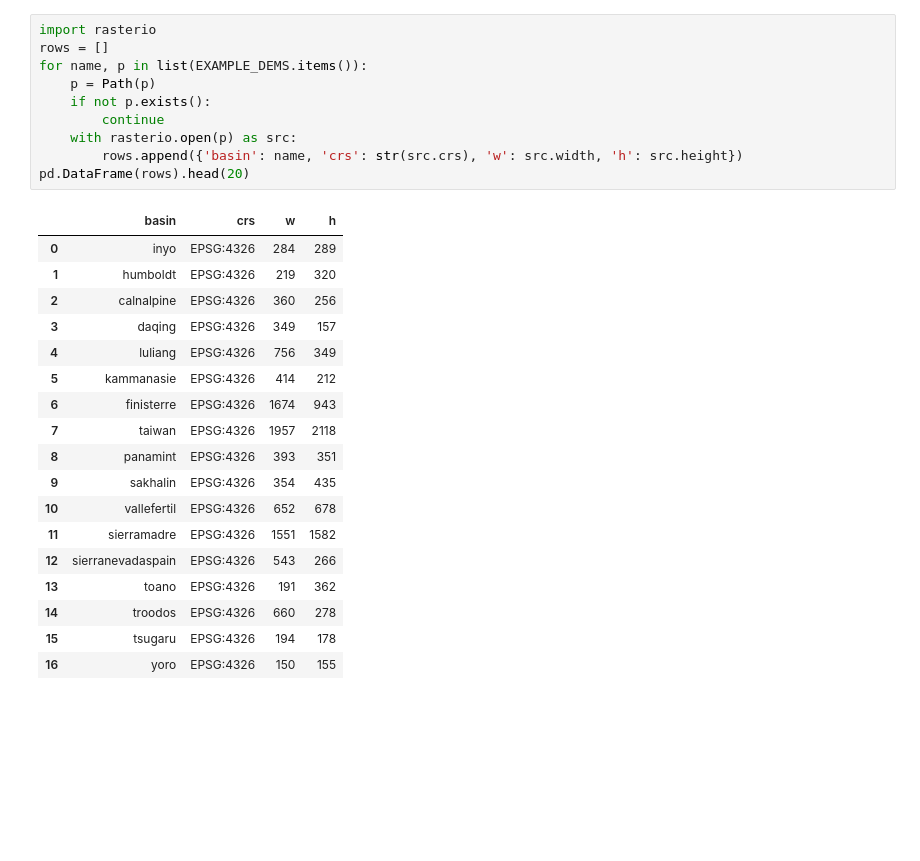
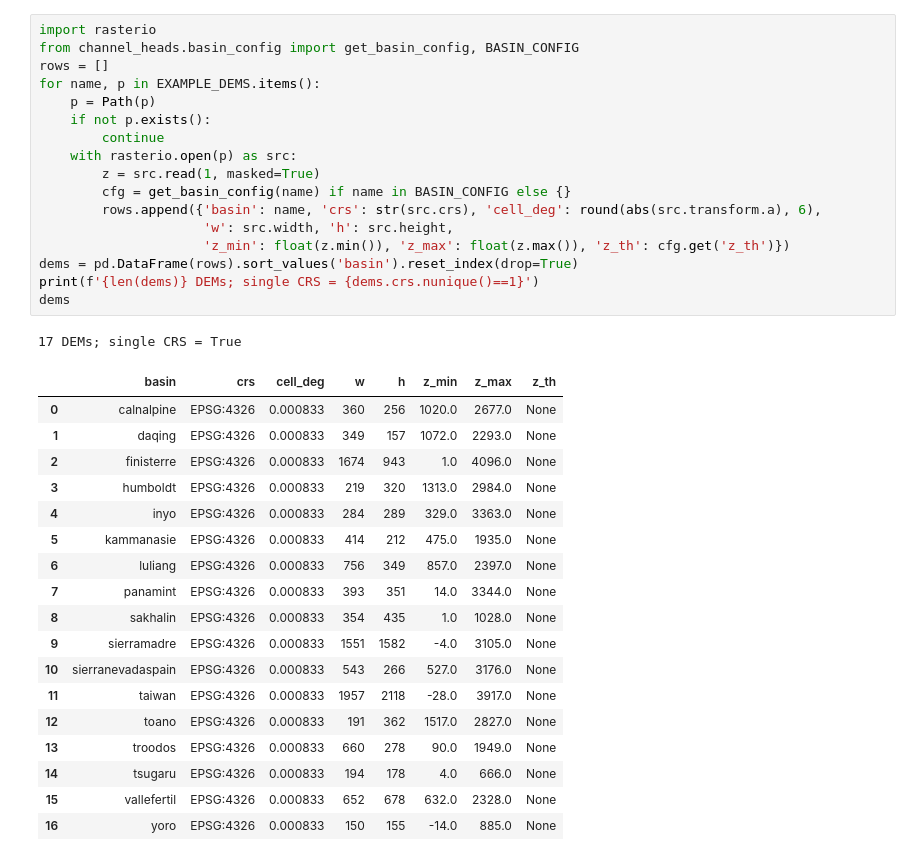
Before and after one commit to GP-Geo/CH_Project, a Jupyter notebook: notebooks/pipeline/01_earth_source_data_exploration.ipynb, the cells around one changed output. Drawn from its saved outputs; the diff is of its cells as text; blank space fills up the shorter version.

```diff
--- a/notebooks/pipeline/01_earth_source_data_exploration.ipynb
+++ b/notebooks/pipeline/01_earth_source_data_exploration.ipynb
@@ -19,30 +33,38 @@ print('channel_heads', ch.__version__, '| root', ROOT)
 channel_heads 0.1.0 | root /Users/guypi/Projects/channel-heads
 # %%
 import rasterio
+from channel_heads.basin_config import get_basin_config, BASIN_CONFIG
 rows = []
-for name, p in list(EXAMPLE_DEMS.items()):
+for name, p in EXAMPLE_DEMS.items():
     p = Path(p)
     if not p.exists():
         continue
     with rasterio.open(p) as src:
-        rows.append({'basin': name, 'crs': str(src.crs), 'w': src.width, 'h': src.height})
-pd.DataFrame(rows).head(20)
+        z = src.read(1, masked=True)
+        cfg = get_basin_config(name) if name in BASIN_CONFIG else {}
+        rows.append({'basin': name, 'crs': str(src.crs), 'cell_deg': round(abs(src.transform.a), 6),
+                     'w': src.width, 'h': src.height,
+                     'z_min': float(z.min()), 'z_max': float(z.max()), 'z_th': cfg.get('z_th')})
+dems = pd.DataFrame(rows).sort_values('basin').reset_index(drop=True)
+print(f'{len(dems)} DEMs; single CRS = {dems.crs.nunique()==1}')
+dems
 # %% [output]
+17 DEMs; single CRS = True
-|  | basin | crs | w | h |
-| 0 | inyo | EPSG:4326 | 284 | 289 |
-| 1 | humboldt | EPSG:4326 | 219 | 320 |
-| 2 | calnalpine | EPSG:4326 | 360 | 256 |
-| 3 | daqing | EPSG:4326 | 349 | 157 |
-| 4 | luliang | EPSG:4326 | 756 | 349 |
-| 5 | kammanasie | EPSG:4326 | 414 | 212 |
-| 6 | finisterre | EPSG:4326 | 1674 | 943 |
-| 7 | taiwan | EPSG:4326 | 1957 | 2118 |
-| 8 | panamint | EPSG:4326 | 393 | 351 |
-| 9 | sakhalin | EPSG:4326 | 354 | 435 |
-| 10 | vallefertil | EPSG:4326 | 652 | 678 |
-| 11 | sierramadre | EPSG:4326 | 1551 | 1582 |
-| 12 | sierranevadaspain | EPSG:4326 | 543 | 266 |
-| 13 | toano | EPSG:4326 | 191 | 362 |
-| 14 | troodos | EPSG:4326 | 660 | 278 |
-| 15 | tsugaru | EPSG:4326 | 194 | 178 |
-| 16 | yoro | EPSG:4326 | 150 | 155 |
+|  | basin | crs | cell_deg | w | h | z_min | z_max | z_th |
+| 0 | calnalpine | EPSG:4326 | 0.000833 | 360 | 256 | 1020.0 | 2677.0 | None |
+| 1 | daqing | EPSG:4326 | 0.000833 | 349 | 157 | 1072.0 | 2293.0 | None |
+| 2 | finisterre | EPSG:4326 | 0.000833 | 1674 | 943 | 1.0 | 4096.0 | None |
+| 3 | humboldt | EPSG:4326 | 0.000833 | 219 | 320 | 1313.0 | 2984.0 | None |
+| 4 | inyo | EPSG:4326 | 0.000833 | 284 | 289 | 329.0 | 3363.0 | None |
+| 5 | kammanasie | EPSG:4326 | 0.000833 | 414 | 212 | 475.0 | 1935.0 | None |
+| 6 | luliang | EPSG:4326 | 0.000833 | 756 | 349 | 857.0 | 2397.0 | None |
+| 7 | panamint | EPSG:4326 | 0.000833 | 393 | 351 | 14.0 | 3344.0 | None |
+| 8 | sakhalin | EPSG:4326 | 0.000833 | 354 | 435 | 1.0 | 1028.0 | None |
+| 9 | sierramadre | EPSG:4326 | 0.000833 | 1551 | 1582 | -4.0 | 3105.0 | None |
+| 10 | sierranevadaspain | EPSG:4326 | 0.000833 | 543 | 266 | 527.0 | 3176.0 | None |
+| 11 | taiwan | EPSG:4326 | 0.000833 | 1957 | 2118 | -28.0 | 3917.0 | None |
+| 12 | toano | EPSG:4326 | 0.000833 | 191 | 362 | 1517.0 | 2827.0 | None |
+| 13 | troodos | EPSG:4326 | 0.000833 | 660 | 278 | 90.0 | 1949.0 | None |
+| 14 | tsugaru | EPSG:4326 | 0.000833 | 194 | 178 | 4.0 | 666.0 | None |
+| 15 | vallefertil | EPSG:4326 | 0.000833 | 652 | 678 | 632.0 | 2328.0 | None |
+| 16 | yoro | EPSG:4326 | 0.000833 | 150 | 155 | -14.0 | 885.0 | None |
```
Also changed, not shown: parts of 6 cells of this notebook, 16 other files.
